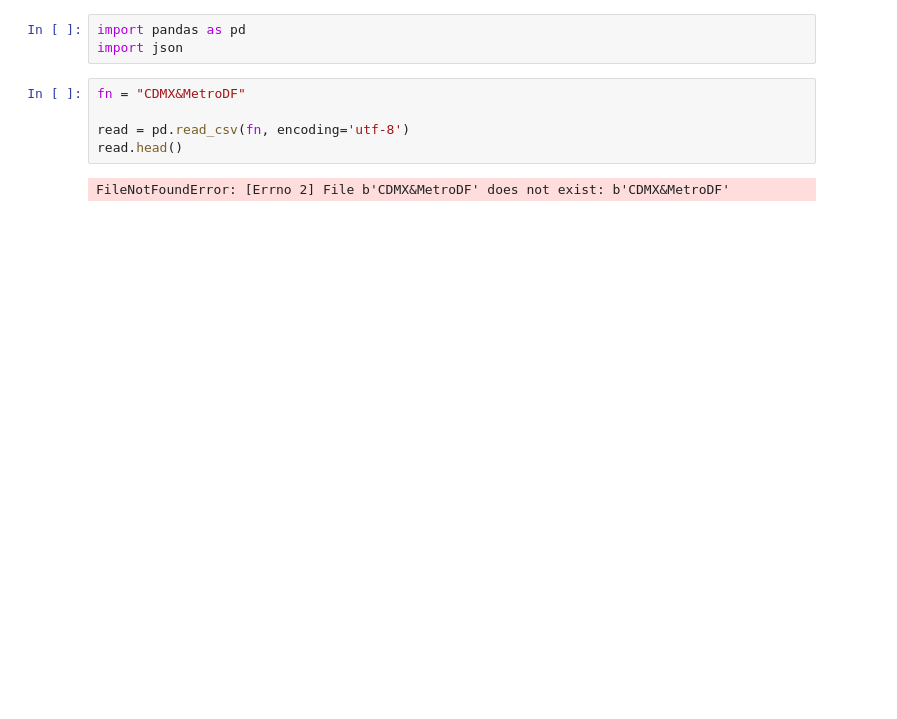
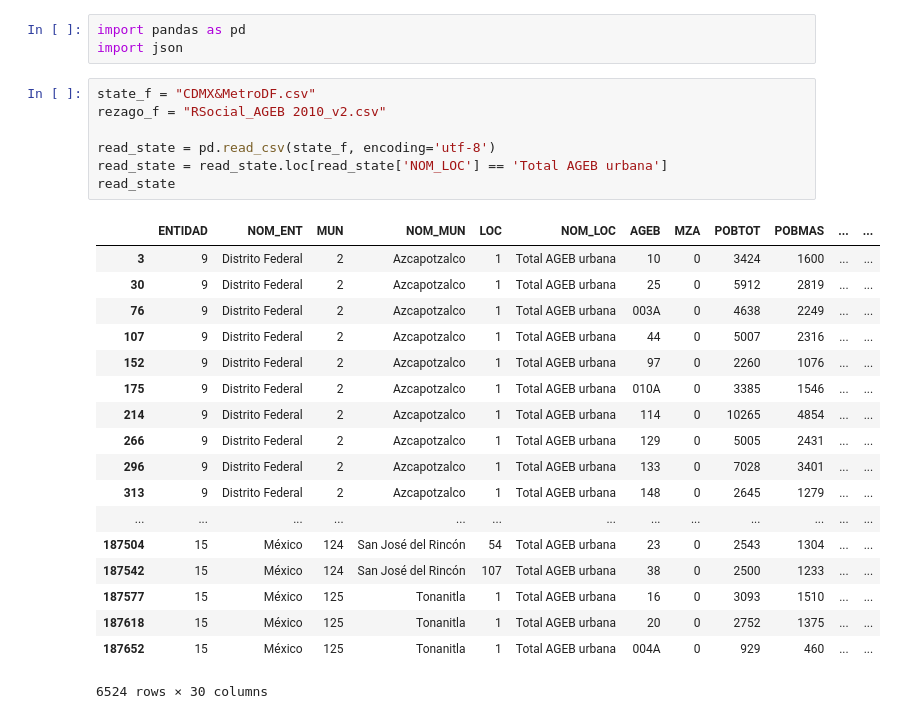
Before and after one commit to Iarmas/Project-1, a Jupyter notebook: mergedDF.ipynb, the cells around one changed output. Cells and saved outputs as stored; diff of their text form; blank space fills up the shorter version.

Commit message:
merged table generated

```diff
--- a/mergedDF.ipynb
+++ b/mergedDF.ipynb
@@ -1,10 +1,29 @@
 # %%
 import pandas as pd
 import json
-# %%
-fn = "CDMX&MetroDF"
-
-read = pd.read_csv(fn, encoding='utf-8')
-read.head()
-# %% [output]
-FileNotFoundError: [Errno 2] File b'CDMX&MetroDF' does not exist: b'CDMX&MetroDF'
+# %%
+state_f = "CDMX&MetroDF.csv"
+rezago_f = "RSocial_AGEB 2010_v2.csv"
+
+read_state = pd.read_csv(state_f, encoding='utf-8')
+read_state = read_state.loc[read_state['NOM_LOC'] == 'Total AGEB urbana']
+read_state
+# %% [output]
+|  | ENTIDAD | NOM_ENT | MUN | NOM_MUN | LOC | NOM_LOC | AGEB | MZA | POBTOT | POBMAS | ... | ... |
+| 3 | 9 | Distrito Federal | 2 | Azcapotzalco | 1 | Total AGEB urbana | 10 | 0 | 3424 | 1600 | ... | ... |
+| 30 | 9 | Distrito Federal | 2 | Azcapotzalco | 1 | Total AGEB urbana | 25 | 0 | 5912 | 2819 | ... | ... |
+| 76 | 9 | Distrito Federal | 2 | Azcapotzalco | 1 | Total AGEB urbana | 003A | 0 | 4638 | 2249 | ... | ... |
+| 107 | 9 | Distrito Federal | 2 | Azcapotzalco | 1 | Total AGEB urbana | 44 | 0 | 5007 | 2316 | ... | ... |
+| 152 | 9 | Distrito Federal | 2 | Azcapotzalco | 1 | Total AGEB urbana | 97 | 0 | 2260 | 1076 | ... | ... |
+| 175 | 9 | Distrito Federal | 2 | Azcapotzalco | 1 | Total AGEB urbana | 010A | 0 | 3385 | 1546 | ... | ... |
+| 214 | 9 | Distrito Federal | 2 | Azcapotzalco | 1 | Total AGEB urbana | 114 | 0 | 10265 | 4854 | ... | ... |
+| 266 | 9 | Distrito Federal | 2 | Azcapotzalco | 1 | Total AGEB urbana | 129 | 0 | 5005 | 2431 | ... | ... |
+| 296 | 9 | Distrito Federal | 2 | Azcapotzalco | 1 | Total AGEB urbana | 133 | 0 | 7028 | 3401 | ... | ... |
+| 313 | 9 | Distrito Federal | 2 | Azcapotzalco | 1 | Total AGEB urbana | 148 | 0 | 2645 | 1279 | ... | ... |
+| ... | ... | ... | ... | ... | ... | ... | ... | ... | ... | ... | ... | ... |
+| 187504 | 15 | México | 124 | San José del Rincón | 54 | Total AGEB urbana | 23 | 0 | 2543 | 1304 | ... | ... |
+| 187542 | 15 | México | 124 | San José del Rincón | 107 | Total AGEB urbana | 38 | 0 | 2500 | 1233 | ... | ... |
+| 187577 | 15 | México | 125 | Tonanitla | 1 | Total AGEB urbana | 16 | 0 | 3093 | 1510 | ... | ... |
+| 187618 | 15 | México | 125 | Tonanitla | 1 | Total AGEB urbana | 20 | 0 | 2752 | 1375 | ... | ... |
+| 187652 | 15 | México | 125 | Tonanitla | 1 | Total AGEB urbana | 004A | 0 | 929 | 460 | ... | ... |
+6524 rows × 30 columns
```
Also changed, not shown: parts of 2 cells of this notebook, 3 other files.
